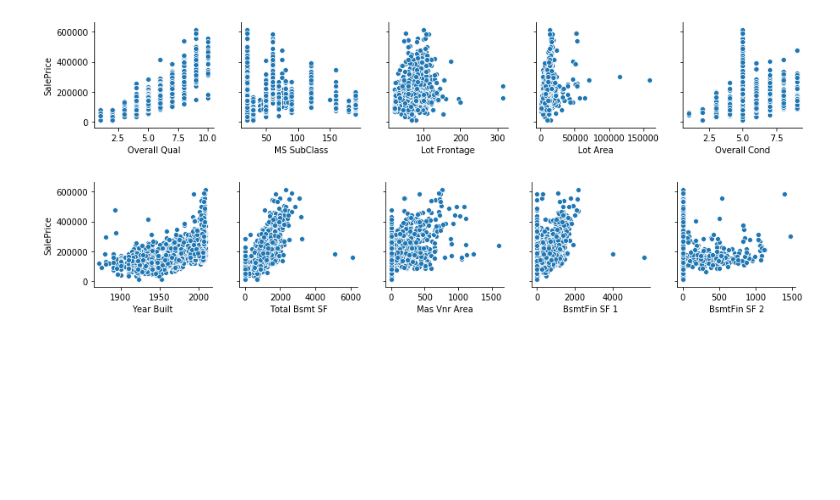
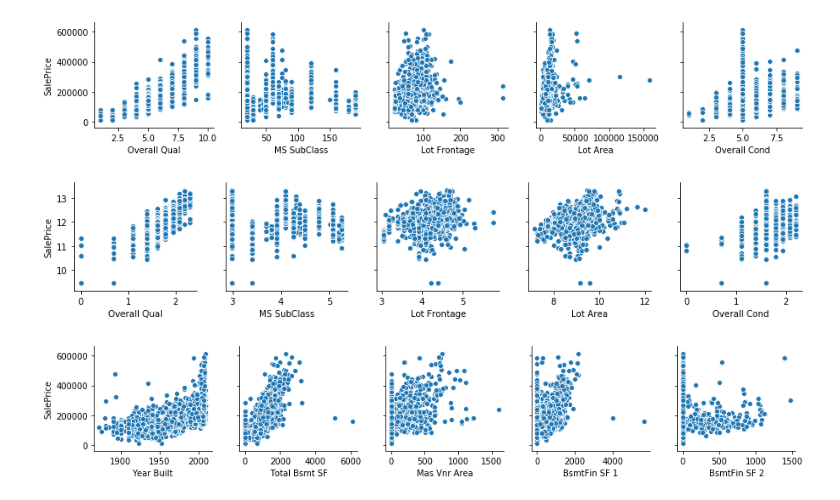
Before and after one commit to pwalesdi/Ames_Housing_Data, a Jupyter notebook: Project_2_Graphs & Relationships.ipynb, the cells around one changed output. Saved outputs shown, nothing was run; the diff lists cells and outputs as text; code cells hidden in the pictures; blank space fills up the shorter version.

```diff
--- a/Project_2_Graphs & Relationships.ipynb
+++ b/Project_2_Graphs & Relationships.ipynb
@@ -54,6 +54,12 @@ pp = sns.pairplot(data=ames_train_numeric,
                   y_vars=['SalePrice'])
 # %% [output]
 [figure]
+# %%
+pp = sns.pairplot(data=ames_train_numeric_log,
+                  x_vars=['Overall Qual','MS SubClass', 'Lot Frontage', 'Lot Area', 'Overall Cond'],
+                  y_vars=['SalePrice'])
+# %% [output]
+[figure, added]
 # %%
 pp1 = sns.pairplot(data=ames_train_numeric,
                   x_vars=['Year Built','Total Bsmt SF', 'Mas Vnr Area', 'BsmtFin SF 1', 'BsmtFin SF 2'],
```
Also changed, not shown: parts of 20 cells of this notebook, 5 other files.
